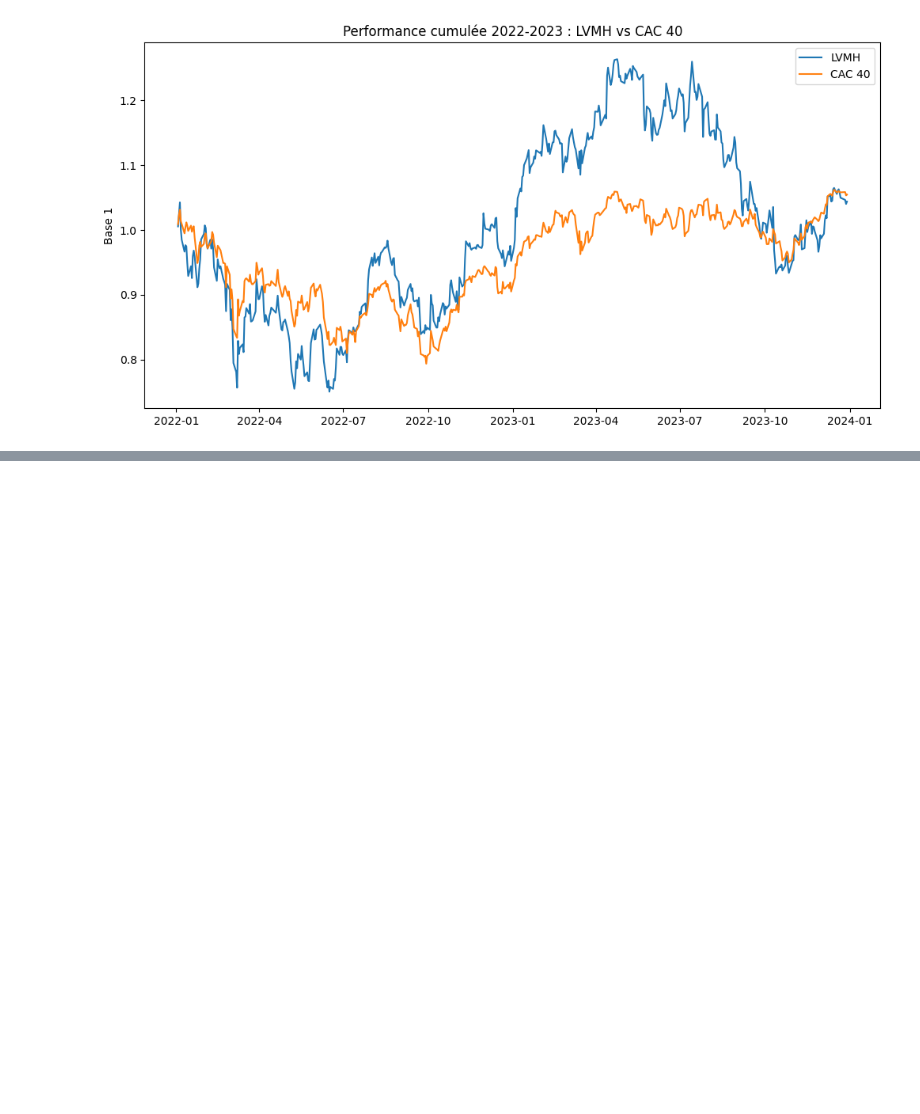
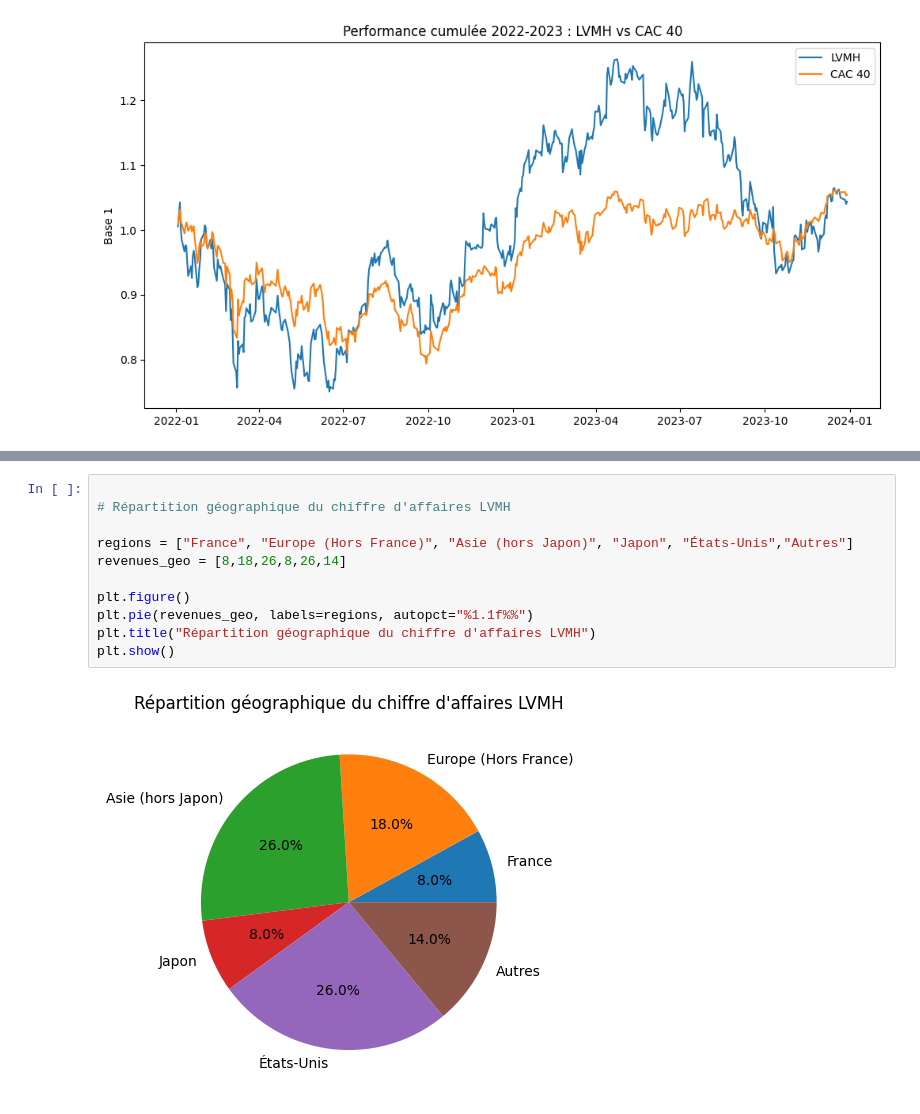
Before and after one commit to melynazrd/IAE_METZ_2026_DATA_AUDIT, a Jupyter notebook: SCRIPTS/analyse_lvmh.ipynb, the cells around one changed output, grey strips where cells are left out. Saved outputs shown, nothing was run; the diff lists cells and outputs as text; blank space fills up the shorter version.

Commit message:
ajout de la répartition du CA

```diff
--- a/SCRIPTS/analyse_lvmh.ipynb
+++ b/SCRIPTS/analyse_lvmh.ipynb
@@ -420,0 +432,13 @@ per_df
+# %%
+
+# Répartition géographique du chiffre d'affaires LVMH
+
+regions = ["France", "Europe (Hors France)", "Asie (hors Japon)", "Japon", "États-Unis","Autres"]
+revenues_geo = [8,18,26,8,26,14]
+
+plt.figure()
+plt.pie(revenues_geo, labels=regions, autopct="%1.1f%%")
+plt.title("Répartition géographique du chiffre d'affaires LVMH")
+plt.show()
+# %% [output]
+[figure, added]
```
Also changed, not shown: parts of 11 cells of this notebook.
